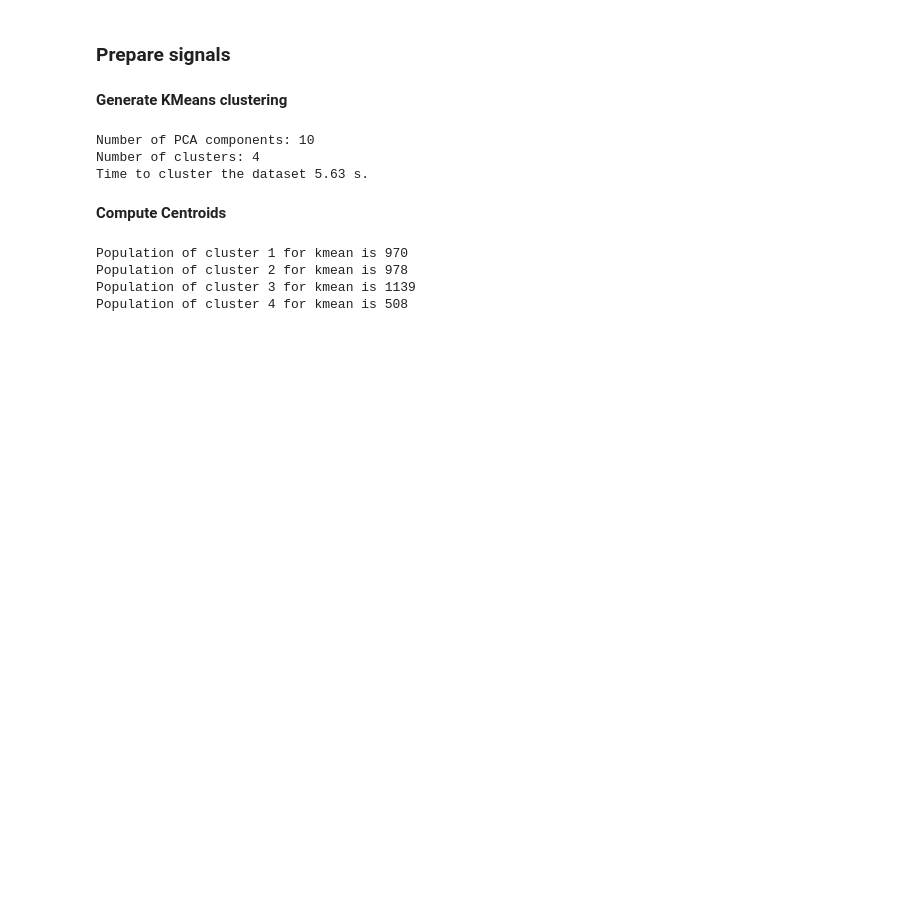
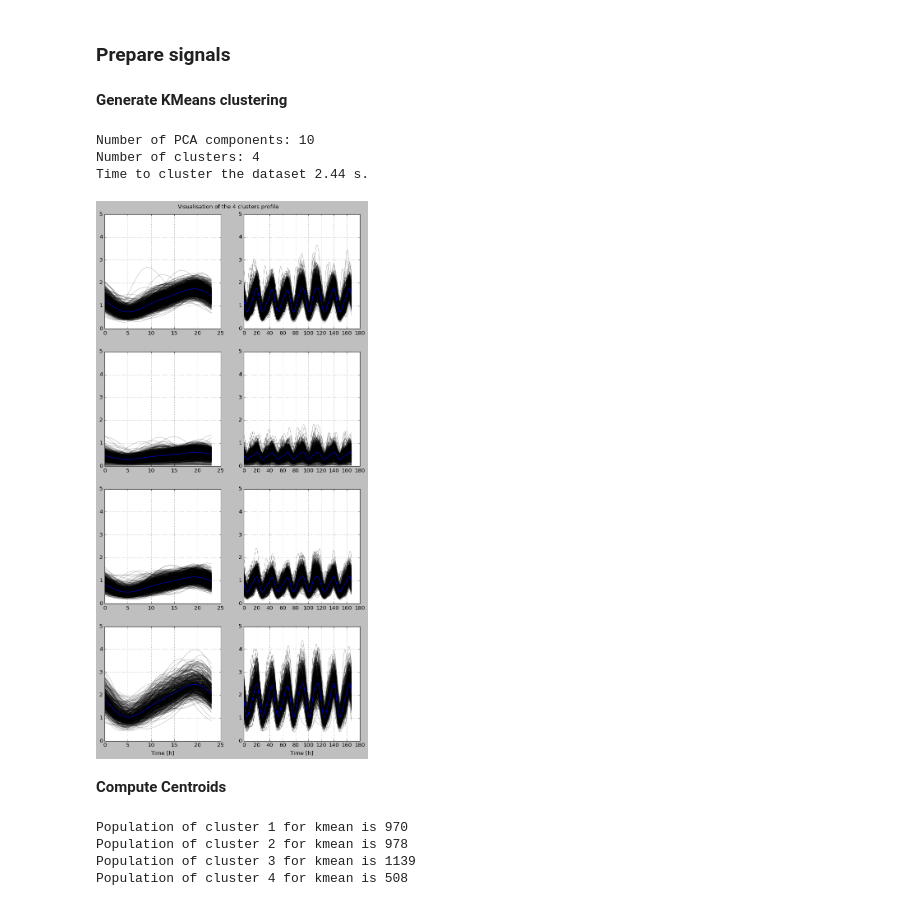
Before and after one commit to nvlaminc/Cenaero-TrailWorkshop2022, a Jupyter notebook: DimensionReduction/clustering/Clusters_Investigation.ipynb, the cells around one changed output. Saved outputs shown, nothing was run; the diff lists cells and outputs as text; code cells hidden in the pictures; blank space fills up the shorter version.

Commit message:
clean the clustering code

```diff
--- a/DimensionReduction/clustering/Clusters_Investigation.ipynb
+++ b/DimensionReduction/clustering/Clusters_Investigation.ipynb
@@ -49,8 +48,8 @@ Shape after removing outlier (3595, 8760).
 ## 0. Define Parameters
 # %%
 n_components = 10
-n_cluster = 4
-do_plot = False
+n_clusters = 4
+do_plot = True
 # %% [markdown]
 ## 1. KMeans Clustering
 # %% [markdown]
@@ -59,21 +58,18 @@ do_plot = False
 **Generate KMeans clustering**
 # %%
 print(f'Number of PCA components: {n_components}')
-print(f'Number of clusters: {n_cluster}')
-
+print(f'Number of clusters: {n_clusters}')
 t = time.time()
-
 x_pca = PCA(n_components=n_components).fit_transform(x)
-kmeans = KMeans(n_clusters=n_cluster, random_state=0).fit(x_pca)
-
+kmeans = KMeans(n_clusters=n_clusters, random_state=0).fit(x_pca)
 print(f'Time to cluster the dataset {time.time()-t:.2f} s.')
-
 if do_plot:
     plot_clusters(x, kmeans.predict(x_pca))
 # %% [output]
 Number of PCA components: 10
 Number of clusters: 4
-Time to cluster the dataset 5.63 s.
+Time to cluster the dataset 2.44 s.
+[figure, added]
 # %% [markdown]
 **Compute Centroids**
 # %%
```
Also changed, not shown: parts of 16 cells of this notebook, 2 other files.
